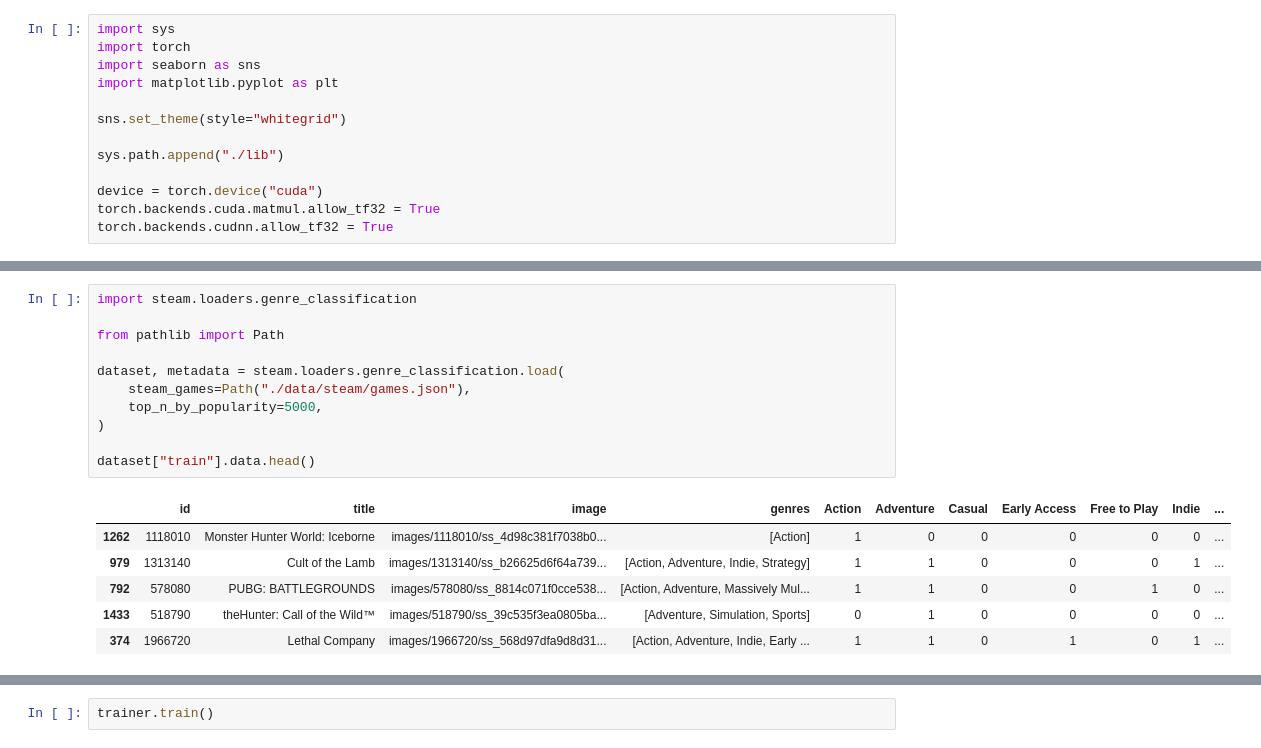
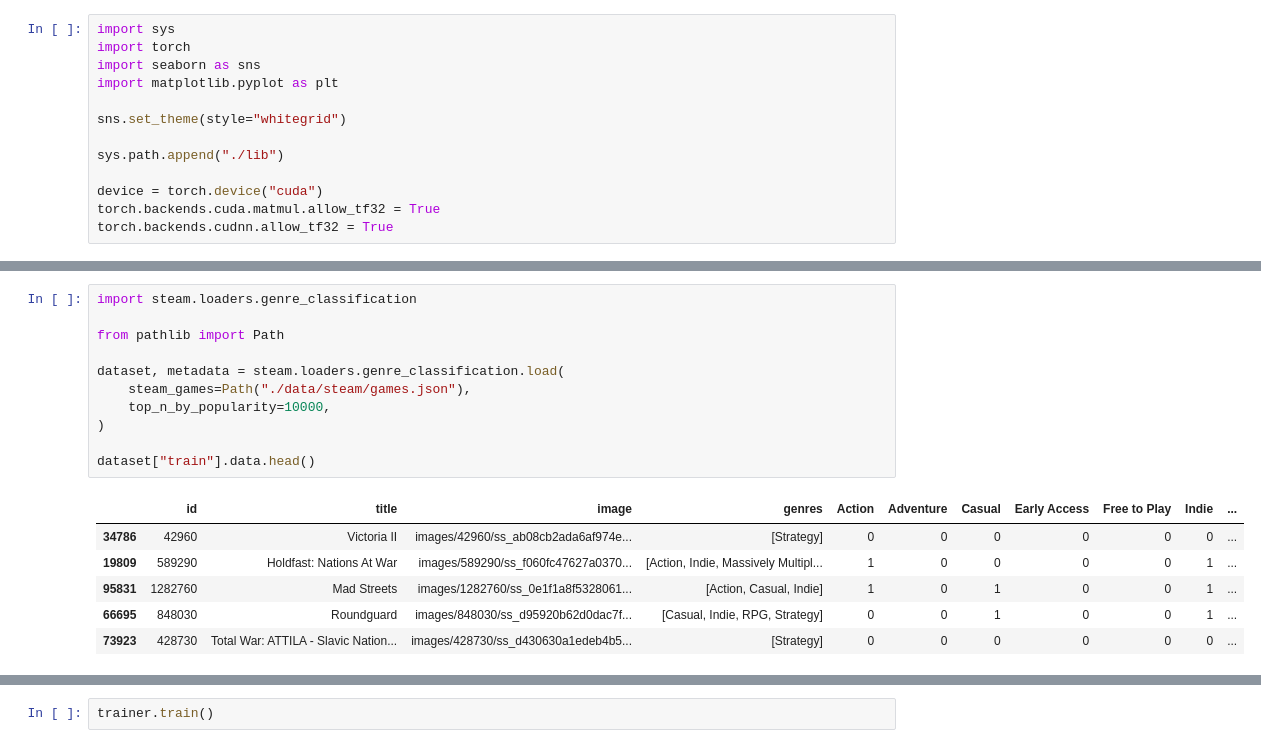
Before and after one commit to zsparal/machine-learning, a Jupyter notebook: src/games/steam_genres lora.ipynb, the cells around one changed output, grey strips where cells are left out. Cells and saved outputs as stored; diff of their text form.

```diff
--- a/src/games/steam_genres lora.ipynb
+++ b/src/games/steam_genres lora.ipynb
@@ -18,18 +14,18 @@ We prepared our custom Steam dataset with over 80,000 games and corresponding im
 # %%
 import steam.loaders.genre_classification
 
 from pathlib import Path
 
 dataset, metadata = steam.loaders.genre_classification.load(
     steam_games=Path("./data/steam/games.json"),
-    top_n_by_popularity=5000,
+    top_n_by_popularity=10000,
 )
 
 dataset["train"].data.head()
 # %% [output]
 |  | id | title | image | genres | Action | Adventure | Casual | Early Access | Free to Play | Indie | ... |
-| 1262 | 1118010 | Monster Hunter World: Iceborne | images/1118010/ss_4d98c381f7038b0... | [Action] | 1 | 0 | 0 | 0 | 0 | 0 | ... |
-| 979 | 1313140 | Cult of the Lamb | images/1313140/ss_b26625d6f64a739... | [Action, Adventure, Indie, Strategy] | 1 | 1 | 0 | 0 | 0 | 1 | ... |
-| 792 | 578080 | PUBG: BATTLEGROUNDS | images/578080/ss_8814c071f0cce538... | [Action, Adventure, Massively Mul... | 1 | 1 | 0 | 0 | 1 | 0 | ... |
-| 1433 | 518790 | theHunter: Call of the Wild™ | images/518790/ss_39c535f3ea0805ba... | [Adventure, Simulation, Sports] | 0 | 1 | 0 | 0 | 0 | 0 | ... |
-| 374 | 1966720 | Lethal Company | images/1966720/ss_568d97dfa9d8d31... | [Action, Adventure, Indie, Early ... | 1 | 1 | 0 | 1 | 0 | 1 | ... |
+| 34786 | 42960 | Victoria II | images/42960/ss_ab08cb2ada6af974e... | [Strategy] | 0 | 0 | 0 | 0 | 0 | 0 | ... |
+| 19809 | 589290 | Holdfast: Nations At War | images/589290/ss_f060fc47627a0370... | [Action, Indie, Massively Multipl... | 1 | 0 | 0 | 0 | 0 | 1 | ... |
+| 95831 | 1282760 | Mad Streets | images/1282760/ss_0e1f1a8f5328061... | [Action, Casual, Indie] | 1 | 0 | 1 | 0 | 0 | 1 | ... |
+| 66695 | 848030 | Roundguard | images/848030/ss_d95920b62d0dac7f... | [Casual, Indie, RPG, Strategy] | 0 | 0 | 1 | 0 | 0 | 1 | ... |
+| 73923 | 428730 | Total War: ATTILA - Slavic Nation... | images/428730/ss_d430630a1edeb4b5... | [Strategy] | 0 | 0 | 0 | 0 | 0 | 0 | ... |
```
Also changed, not shown: parts of 6 cells of this notebook, 2 other files.
